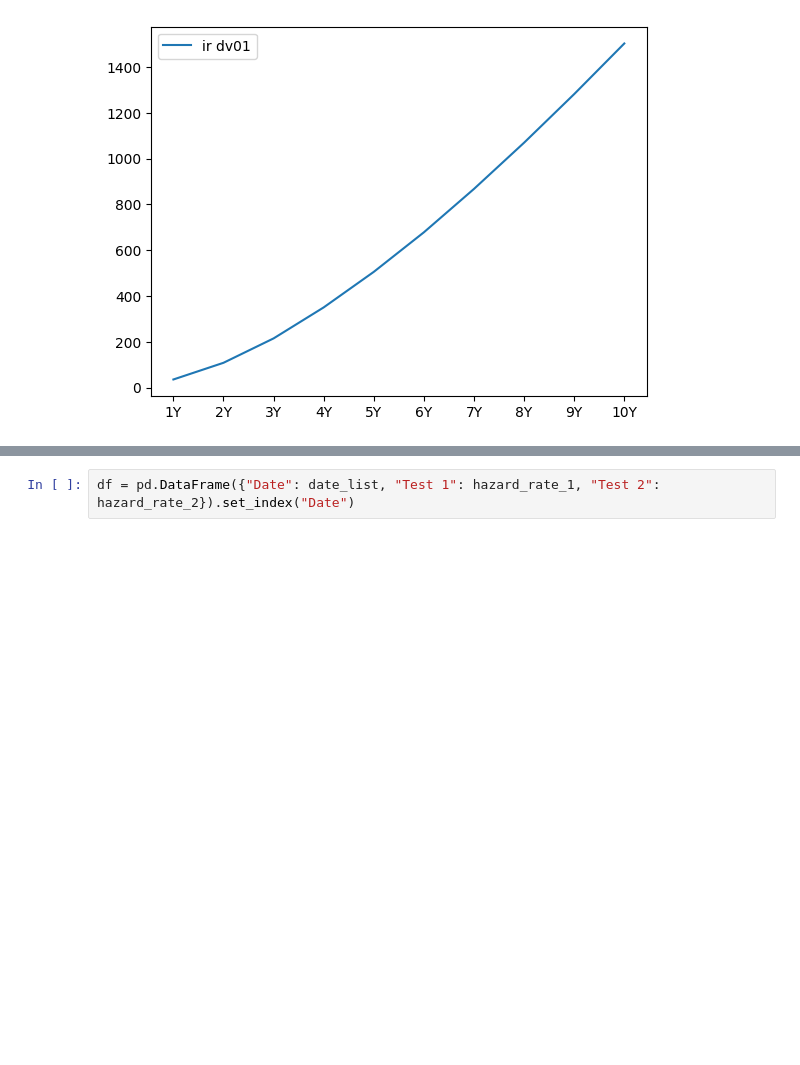
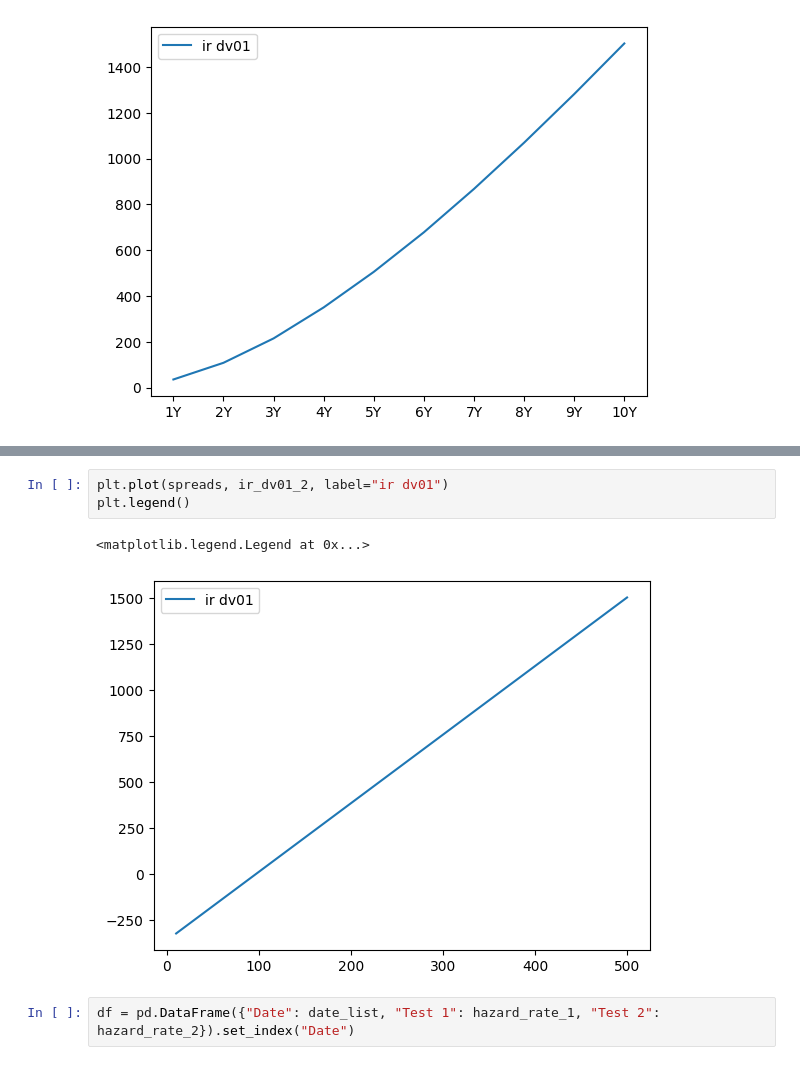
Before and after one commit to Mxyzptlk-Z/NEMESIS, a Jupyter notebook: analysis/CDS sensitivity analysis.ipynb, the cells around one changed output, grey strips where cells are left out. Drawn from its saved outputs; the diff is of its cells as text; blank space fills up the shorter version.

```diff
--- a/unit_test/CDS sensitivity analysis.ipynb
+++ b/analysis/CDS sensitivity analysis.ipynb
@@ -394,3 +453,9 @@ plt.legend()
+# %%
+plt.plot(spreads, ir_dv01_2, label="ir dv01")
+plt.legend()
+# %% [output]
+<matplotlib.legend.Legend at 0x...>
+[figure, added]
 # %%
 df = pd.DataFrame({"Date": date_list, "Test 1": hazard_rate_1, "Test 2": hazard_rate_2}).set_index("Date")
 # %%
```
Also changed, not shown: parts of 4 cells of this notebook, 4 other files.
